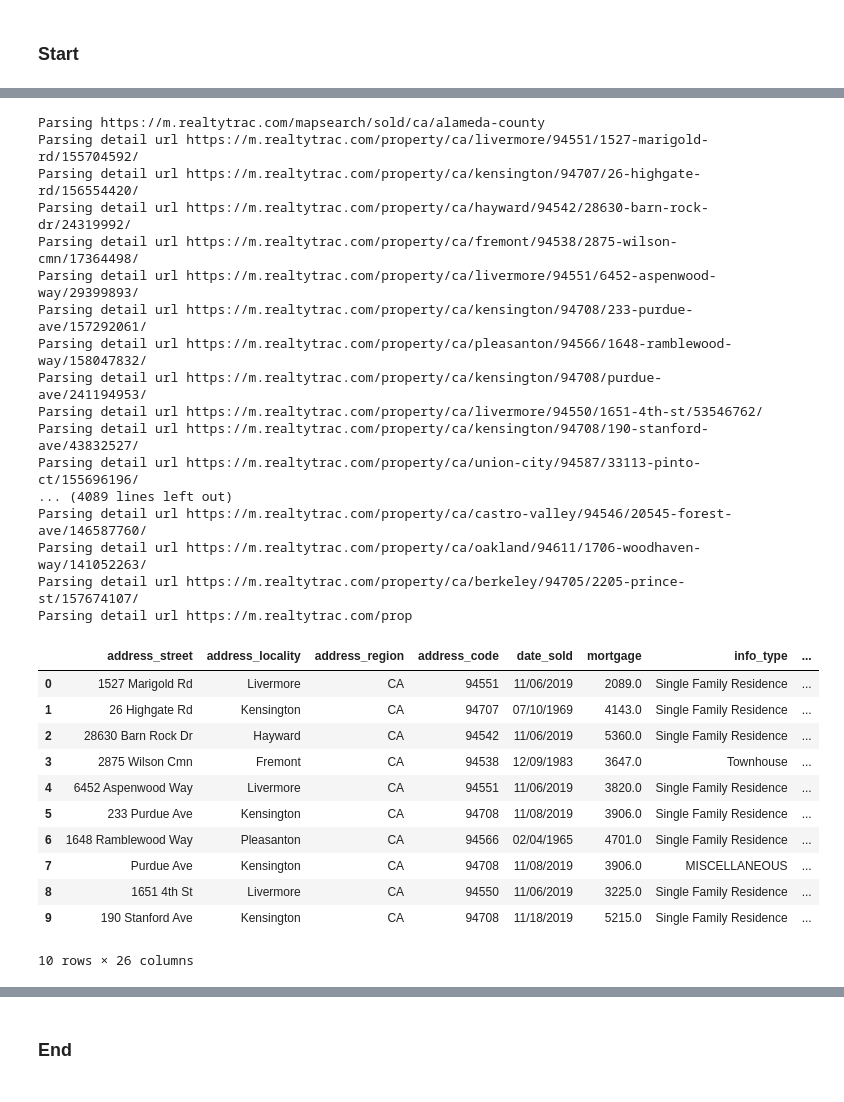
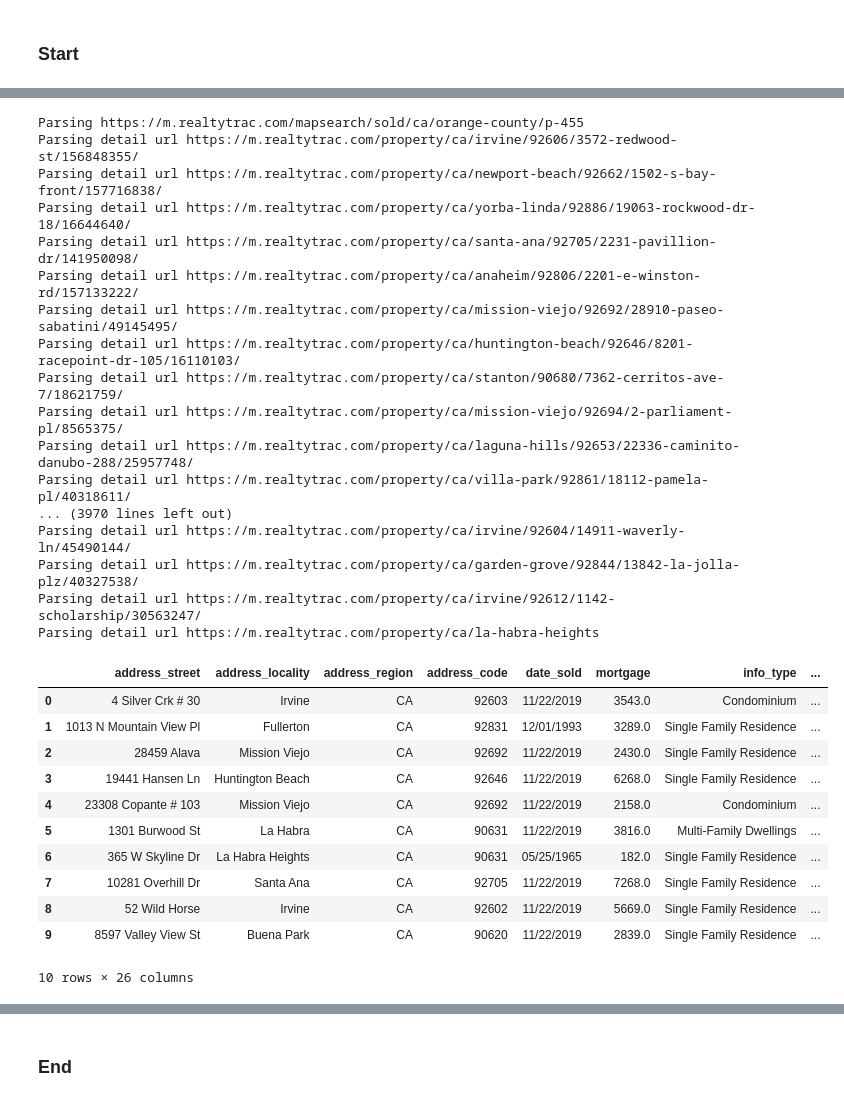
Before and after one commit to dpnam/DS-Final-Project, a Jupyter notebook: real-estate-California/HousePrice_California.ipynb, the cells around one changed output, grey strips where cells are left out. Drawn from its saved outputs; the diff is of its cells as text; code cells hidden in the pictures.

Commit message:
add data orange county

```diff
--- a/real-estate-California/HousePrice_California.ipynb
+++ b/real-estate-California/HousePrice_California.ipynb
@@ -262,25 +265,26 @@ def getAllCountyProperties(session, countyUrl):
 # %%
-url = "https://m.realtytrac.com/mapsearch/sold/ca/alameda-county"
+#url = "https://m.realtytrac.com/mapsearch/sold/ca/alameda-county"
+url = "https://m.realtytrac.com/mapsearch/sold/ca/orange-county"
 session = HTMLSession()
 getAllCountyProperties(session, url)
 # %% [output]
-Parsing https://m.realtytrac.com/mapsearch/sold/ca/alameda-county
-Parsing detail url https://m.realtytrac.com/property/ca/livermore/94551/1527-marigold-rd/155704592/
-Parsing detail url https://m.realtytrac.com/property/ca/kensington/94707/26-highgate-rd/156554420/
-Parsing detail url https://m.realtytrac.com/property/ca/hayward/94542/28630-barn-rock-dr/24319992/
-Parsing detail url https://m.realtytrac.com/property/ca/fremont/94538/2875-wilson-cmn/17364498/
-Parsing detail url https://m.realtytrac.com/property/ca/livermore/94551/6452-aspenwood-way/29399893/
-Parsing detail url https://m.realtytrac.com/property/ca/kensington/94708/233-purdue-ave/157292061/
-Parsing detail url https://m.realtytrac.com/property/ca/pleasanton/94566/1648-ramblewood-way/158047832/
-Parsing detail url https://m.realtytrac.com/property/ca/kensington/94708/purdue-ave/241194953/
-Parsing detail url https://m.realtytrac.com/property/ca/livermore/94550/1651-4th-st/53546762/
-Parsing detail url https://m.realtytrac.com/property/ca/kensington/94708/190-stanford-ave/43832527/
-Parsing detail url https://m.realtytrac.com/property/ca/union-city/94587/33113-pinto-ct/155696196/
-... (4089 lines left out)
-Parsing detail url https://m.realtytrac.com/property/ca/castro-valley/94546/20545-forest-ave/146587760/
-Parsing detail url https://m.realtytrac.com/property/ca/oakland/94611/1706-woodhaven-way/141052263/
-Parsing detail url https://m.realtytrac.com/property/ca/berkeley/94705/2205-prince-st/157674107/
-Parsing detail url https://m.realtytrac.com/prop
+Parsing https://m.realtytrac.com/mapsearch/sold/ca/orange-county/p-455
+Parsing detail url https://m.realtytrac.com/property/ca/irvine/92606/3572-redwood-st/156848355/
+Parsing detail url https://m.realtytrac.com/property/ca/newport-beach/92662/1502-s-bay-front/157716838/
+Parsing detail url https://m.realtytrac.com/property/ca/yorba-linda/92886/19063-rockwood-dr-18/16644640/
+Parsing detail url https://m.realtytrac.com/property/ca/santa-ana/92705/2231-pavillion-dr/141950098/
+Parsing detail url https://m.realtytrac.com/property/ca/anaheim/92806/2201-e-winston-rd/157133222/
+Parsing detail url https://m.realtytrac.com/property/ca/mission-viejo/92692/28910-paseo-sabatini/49145495/
+Parsing detail url https://m.realtytrac.com/property/ca/huntington-beach/92646/8201-racepoint-dr-105/16110103/
+Parsing detail url https://m.realtytrac.com/property/ca/stanton/90680/7362-cerritos-ave-7/18621759/
+Parsing detail url https://m.realtytrac.com/property/ca/mission-viejo/92694/2-parliament-pl/8565375/
+Parsing detail url https://m.realtytrac.com/property/ca/laguna-hills/92653/22336-caminito-danubo-288/25957748/
+Parsing detail url https://m.realtytrac.com/property/ca/villa-park/92861/18112-pamela-pl/40318611/
+... (3970 lines left out)
+Parsing detail url https://m.realtytrac.com/property/ca/irvine/92604/14911-waverly-ln/45490144/
+Parsing detail url https://m.realtytrac.com/property/ca/garden-grove/92844/13842-la-jolla-plz/40327538/
+Parsing detail url https://m.realtytrac.com/property/ca/irvine/92612/1142-scholarship/30563247/
+Parsing detail url https://m.realtytrac.com/property/ca/la-habra-heights
 # %%
 import json
 import os.path
@@ -473,21 +485,21 @@ preprocess(inputFile, outputFile)
 # %%
 import pandas as pd
 # %%
-file_csv = "data/alameda-county.csv"
+file_csv = "data/orange-county.csv"
 data_df =  pd.read_csv(file_csv, sep='\t')
 data_df.head(10)
 # %% [output]
 |  | address_street | address_locality | address_region | address_code | date_sold | mortgage | info_type | ... |
-| 0 | 1527 Marigold Rd | Livermore | CA | 94551 | 11/06/2019 | 2089.0 | Single Family Residence | ... |
-| 1 | 26 Highgate Rd | Kensington | CA | 94707 | 07/10/1969 | 4143.0 | Single Family Residence | ... |
-| 2 | 28630 Barn Rock Dr | Hayward | CA | 94542 | 11/06/2019 | 5360.0 | Single Family Residence | ... |
-| 3 | 2875 Wilson Cmn | Fremont | CA | 94538 | 12/09/1983 | 3647.0 | Townhouse | ... |
-| 4 | 6452 Aspenwood Way | Livermore | CA | 94551 | 11/06/2019 | 3820.0 | Single Family Residence | ... |
-| 5 | 233 Purdue Ave | Kensington | CA | 94708 | 11/08/2019 | 3906.0 | Single Family Residence | ... |
-| 6 | 1648 Ramblewood Way | Pleasanton | CA | 94566 | 02/04/1965 | 4701.0 | Single Family Residence | ... |
-| 7 | Purdue Ave | Kensington | CA | 94708 | 11/08/2019 | 3906.0 | MISCELLANEOUS | ... |
-| 8 | 1651 4th St | Livermore | CA | 94550 | 11/06/2019 | 3225.0 | Single Family Residence | ... |
-| 9 | 190 Stanford Ave | Kensington | CA | 94708 | 11/18/2019 | 5215.0 | Single Family Residence | ... |
+| 0 | 4 Silver Crk # 30 | Irvine | CA | 92603 | 11/22/2019 | 3543.0 | Condominium | ... |
+| 1 | 1013 N Mountain View Pl | Fullerton | CA | 92831 | 12/01/1993 | 3289.0 | Single Family Residence | ... |
+| 2 | 28459 Alava | Mission Viejo | CA | 92692 | 11/22/2019 | 2430.0 | Single Family Residence | ... |
+| 3 | 19441 Hansen Ln | Huntington Beach | CA | 92646 | 11/22/2019 | 6268.0 | Single Family Residence | ... |
+| 4 | 23308 Copante # 103 | Mission Viejo | CA | 92692 | 11/22/2019 | 2158.0 | Condominium | ... |
+| 5 | 1301 Burwood St | La Habra | CA | 90631 | 11/22/2019 | 3816.0 | Multi-Family Dwellings | ... |
+| 6 | 365 W Skyline Dr | La Habra Heights | CA | 90631 | 05/25/1965 | 182.0 | Single Family Residence | ... |
+| 7 | 10281 Overhill Dr | Santa Ana | CA | 92705 | 11/22/2019 | 7268.0 | Single Family Residence | ... |
+| 8 | 52 Wild Horse | Irvine | CA | 92602 | 11/22/2019 | 5669.0 | Single Family Residence | ... |
+| 9 | 8597 Valley View St | Buena Park | CA | 90620 | 11/22/2019 | 2839.0 | Single Family Residence | ... |
 10 rows × 26 columns
 # %%
 data_df.info()
```
Also changed, not shown: parts of 11 cells of this notebook, 12 other files.
